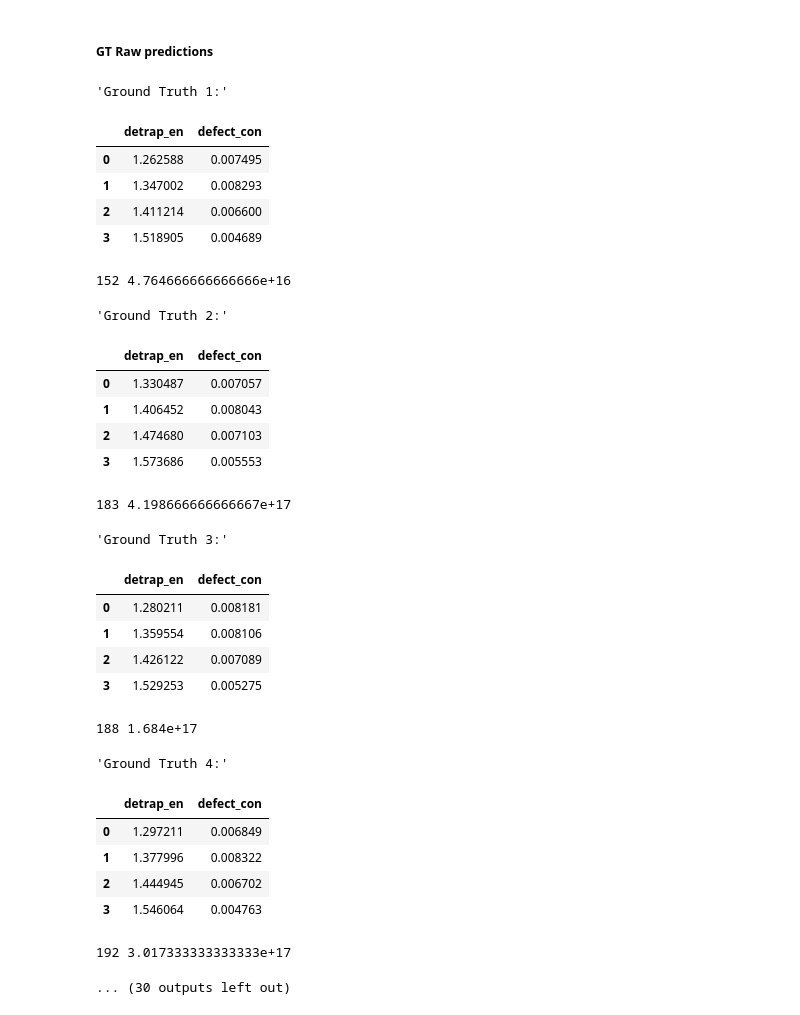
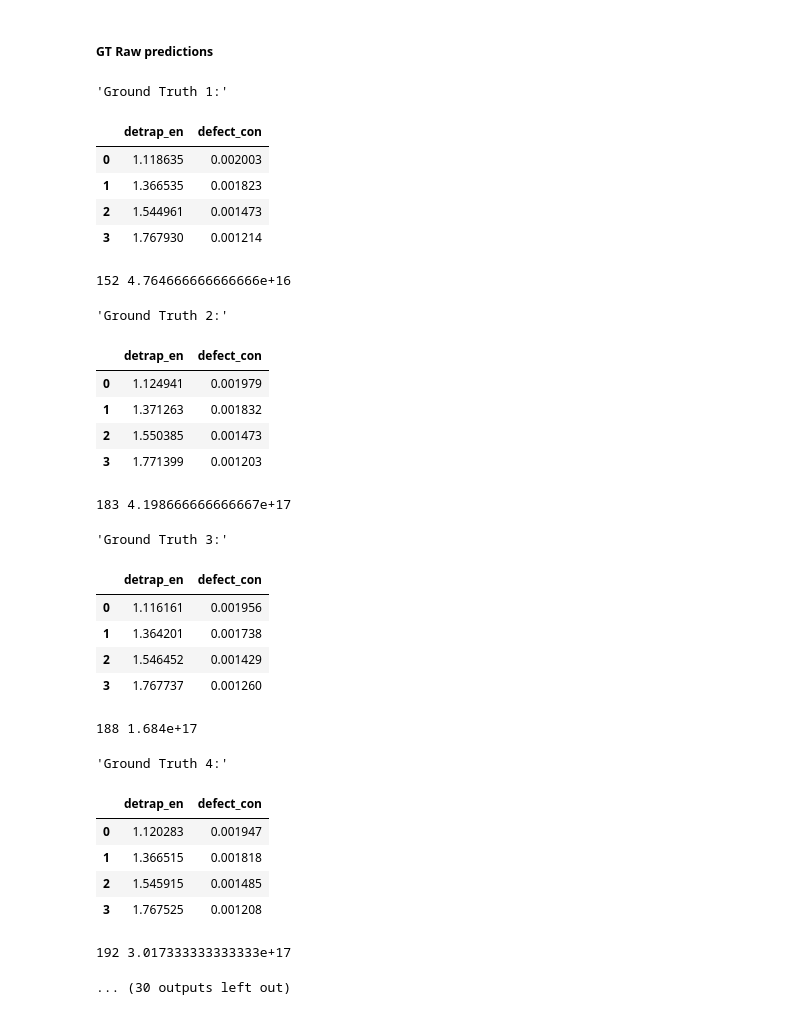
Before and after one commit to telmar3/NANO120B_QuickTDS, a Jupyter notebook: RFR/rfr_bayes.ipynb, the cells around one changed output. Saved outputs shown, nothing was run; the diff lists cells and outputs as text; code cells hidden in the pictures.

```diff
--- a/RFR/rfr_bayes.ipynb
+++ b/RFR/rfr_bayes.ipynb
@@ -100,8 +106,7 @@ from sklearn.pipeline import Pipeline
 
 pca_pipe = Pipeline([
     ('scaler', StandardScaler()),
-    ('pca', PCA(n_components=5))
-])
+    ('pca', PCA(n_components=5))])
 
 scaled_des_flux = pca_pipe.fit_transform(des_flux)
 result_pca = pca_pipe.fit_transform(scaled_des_flux)
@@ -132,6 +137,7 @@ features_matrix = pd.DataFrame()
 features_matrix['peak_heights'] = peak_heights
 features_matrix['peak_pos'] = peak_positions
 features_matrix['fwhm'] = fwhm
+features_matrix['peak prominences'] = peak_prom
 features_matrix['auc'] = area_under_curves
 features_matrix['std'] = stdev
 features_matrix = pd.concat([features_matrix, pca_df],axis=1)
@@ -152,0 +210,14 @@ display(features_matrix)
+# %%
+import matplotlib.pyplot as plt
+y_fit = [] # storing the fitted data to use as an option for training data
+for i in des_flux:
+    x, amp, center, stdev, amp2, center2, stdev2 = guass_params(i)
+    temps = np.linspace(300,1200,301)
+    popt, _ = curve_fit(gauss2, temps, i,p0=((4.0E18, 600, 1.5E18, 1E18, 900, 2.0E18))) # added random guesses to avoid
+
+    fitted = gauss_fit_curve(i,popt)
+    y_fit.append(fitted)
+plt.plot(temps, des_flux[6], 'r',label='Training Data')
+plt.plot(temps, y_fit[6], 'b',label='Fitted Curve')
+
+# Produces curves that are straight lines :(
@@ -234,12 +315,12 @@ Wall time: 47min 15s
 # %%
 ### Predicting Parameters
 
-# Saving the best_params without having to rerun the search
+# Saving the best_params without having to rerun the search (most recent run)
 best_params = {
-    'n_estimators': 267,
-    'max_depth': 18,
-    'max_features': 'sqrt'
-}
+    'n_estimators': 188,
+    'max_depth': 13,
+    'min_samples_leaf': 4,
+    'max_features': 'sqrt'}
 
 rfr_best_raw = RandomForestRegressor(**best_params, random_state=42)
 rfr_best_raw.fit(X_train_transform_raw, y_train_raw)
@@ -382,68 +525,62 @@ display(len(expt_des_flux[1]))
 # %%
 
 expt_pred_raw = []
 for i in range(0,14):
     x_expt = np.array(expt_des_flux[i])
     x_expt = x_expt[0::3].reshape(1, -1)
 
     X_expt_norm = scaler.fit_transform(x_expt)
     X_expt_norm = scaler.transform(X_expt_norm)
     X_test_transform = np.reshape(X_expt_norm, (X_expt_norm.shape[0], -1))
 
     y_expt_pred = rfr_best_raw.predict(X_test_transform)
 
     y_expt_pred = np.reshape(y_expt_pred, (8, 1))
-    pred_params = pd.DataFrame({'detrap_en':y_expt_pred[:4,0],
-                                'defect_con':y_expt_pred[4:,0]})
+    pred_params = pd.DataFrame({'detrap_en':10 ** y_expt_pred[:4,0],
+                                'defect_con':10 ** y_expt_pred[4:,0]}) # Inverse log transform
 
     display(f"Ground Truth {i+1}:", pred_params)
     expt_pred_raw.append(y_expt_pred)
 
     y = x_expt.flatten()
     x = np.linspace(300,1200,301)
-#    peaks, _ = signal.find_peaks(y, height= 1E17)
-#     max_peak = peaks[np.argmax(y[peaks])]
-#     x_max = x[max_peak]
-#     plt.plot(x, y)
-#     plt.plot(x[peaks], y[peaks], 'x')
-#     plt.axvline(x=x_max, ls='--', color="k")
-#     plt.show()
+
     peak_pos = np.argmax(x_expt)
     peak_value = y[peak_pos]
     print(peak_pos, peak_value)
 
     ## Exporting as .csv
-    src_path  = r'./Predicted/predict_params.csv'
+    src_path  = r'./log/raw_param/predict_params.csv'
     p = Path(src_path).parent.joinpath(f"raw_pred_params_{i+1}.csv")
     pred_params.to_csv(p, index=False)
 # %% [output]
 'Ground Truth 1:'
 |  | detrap_en | defect_con |
-| 0 | 1.262588 | 0.007495 |
-| 1 | 1.347002 | 0.008293 |
-| 2 | 1.411214 | 0.006600 |
-| 3 | 1.518905 | 0.004689 |
+| 0 | 1.118635 | 0.002003 |
+| 1 | 1.366535 | 0.001823 |
+| 2 | 1.544961 | 0.001473 |
+| 3 | 1.767930 | 0.001214 |
 152 4.764666666666666e+16
 'Ground Truth 2:'
 |  | detrap_en | defect_con |
-| 0 | 1.330487 | 0.007057 |
-| 1 | 1.406452 | 0.008043 |
-| 2 | 1.474680 | 0.007103 |
-| 3 | 1.573686 | 0.005553 |
+| 0 | 1.124941 | 0.001979 |
+| 1 | 1.371263 | 0.001832 |
+| 2 | 1.550385 | 0.001473 |
+| 3 | 1.771399 | 0.001203 |
 183 4.198666666666667e+17
 'Ground Truth 3:'
 |  | detrap_en | defect_con |
-| 0 | 1.280211 | 0.008181 |
-| 1 | 1.359554 | 0.008106 |
-| 2 | 1.426122 | 0.007089 |
-| 3 | 1.529253 | 0.005275 |
+| 0 | 1.116161 | 0.001956 |
+| 1 | 1.364201 | 0.001738 |
+| 2 | 1.546452 | 0.001429 |
+| 3 | 1.767737 | 0.001260 |
 188 1.684e+17
 'Ground Truth 4:'
 |  | detrap_en | defect_con |
-| 0 | 1.297211 | 0.006849 |
-| 1 | 1.377996 | 0.008322 |
-| 2 | 1.444945 | 0.006702 |
-| 3 | 1.546064 | 0.004763 |
+| 0 | 1.120283 | 0.001947 |
+| 1 | 1.366515 | 0.001818 |
+| 2 | 1.545915 | 0.001485 |
+| 3 | 1.767525 | 0.001208 |
 192 3.017333333333333e+17
 ... (30 outputs left out)
 # %% [markdown]
```
Also changed, not shown: parts of 34 cells of this notebook.
